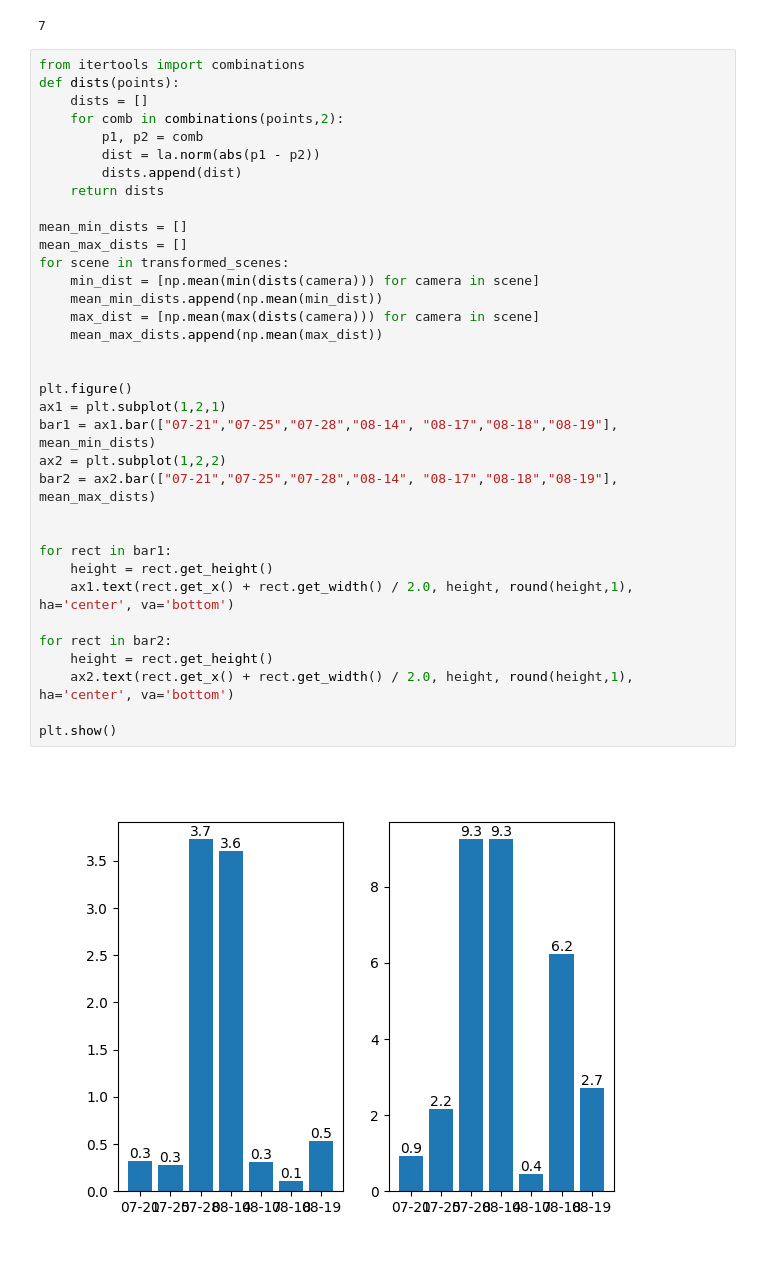
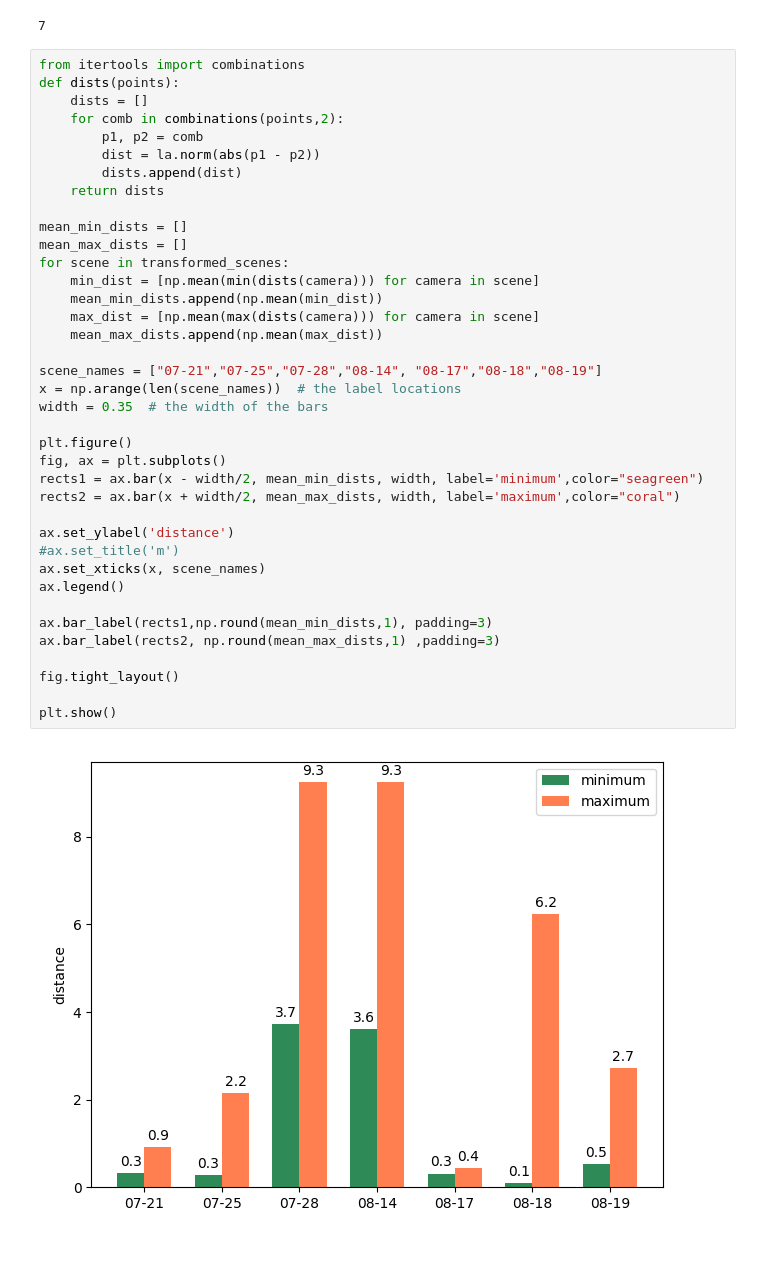
Before and after one commit to ushichka/dmcp, a Jupyter notebook: notebooks/analyze_ushichka_exp.ipynb, the cells around one changed output. Saved outputs shown, nothing was run; the diff lists cells and outputs as text.

Commit message:
improve plot

```diff
--- a/notebooks/analyze_ushichka_exp.ipynb
+++ b/notebooks/analyze_ushichka_exp.ipynb
@@ -69,37 +69,40 @@ len(transformed_scenes)
 # %%
 from itertools import combinations
 def dists(points):
     dists = []
     for comb in combinations(points,2):
         p1, p2 = comb
         dist = la.norm(abs(p1 - p2))
         dists.append(dist)
     return dists
 
 mean_min_dists = []
 mean_max_dists = []
 for scene in transformed_scenes:
     min_dist = [np.mean(min(dists(camera))) for camera in scene]
     mean_min_dists.append(np.mean(min_dist))
     max_dist = [np.mean(max(dists(camera))) for camera in scene]
     mean_max_dists.append(np.mean(max_dist))
 
+scene_names = ["07-21","07-25","07-28","08-14", "08-17","08-18","08-19"]
+x = np.arange(len(scene_names))  # the label locations
+width = 0.35  # the width of the bars
 
 plt.figure()
-ax1 = plt.subplot(1,2,1)
-bar1 = ax1.bar(["07-21","07-25","07-28","08-14", "08-17","08-18","08-19"], mean_min_dists)
-ax2 = plt.subplot(1,2,2)
-bar2 = ax2.bar(["07-21","07-25","07-28","08-14", "08-17","08-18","08-19"], mean_max_dists)
+fig, ax = plt.subplots()
+rects1 = ax.bar(x - width/2, mean_min_dists, width, label='minimum',color="seagreen")
+rects2 = ax.bar(x + width/2, mean_max_dists, width, label='maximum',color="coral")
 
+ax.set_ylabel('distance')
+#ax.set_title('m')
+ax.set_xticks(x, scene_names)
+ax.legend()
 
-for rect in bar1:
-    height = rect.get_height()
-    ax1.text(rect.get_x() + rect.get_width() / 2.0, height, round(height,1), ha='center', va='bottom')
+ax.bar_label(rects1,np.round(mean_min_dists,1), padding=3)
+ax.bar_label(rects2, np.round(mean_max_dists,1) ,padding=3)
 
-for rect in bar2:
-    height = rect.get_height()
-    ax2.text(rect.get_x() + rect.get_width() / 2.0, height, round(height,1), ha='center', va='bottom')
+fig.tight_layout()
 
 plt.show()
 # %% [output]
-[figure, old version]
+[figure, new version]
```
Also changed, not shown: parts of 1 cell of this notebook.
